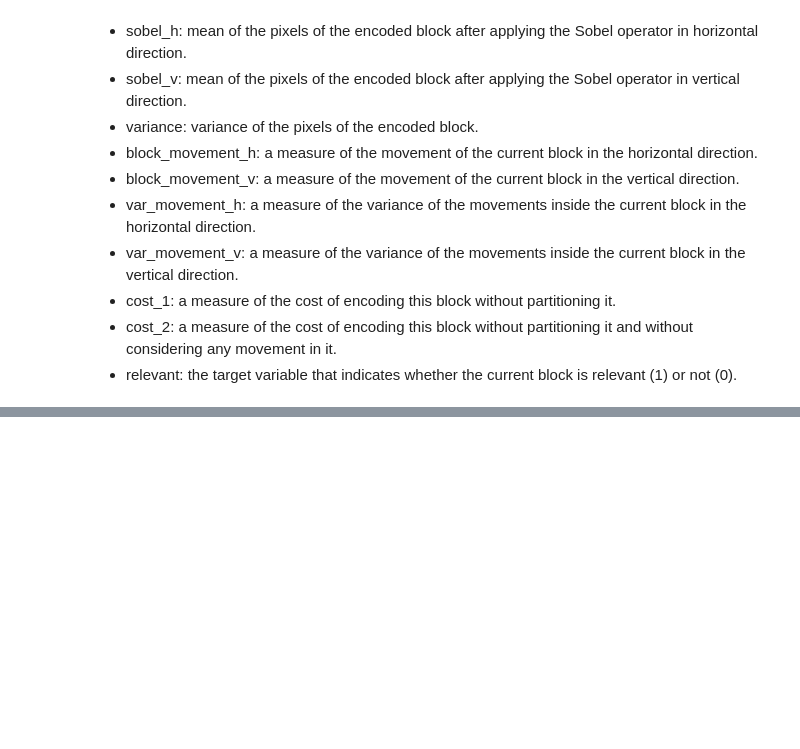
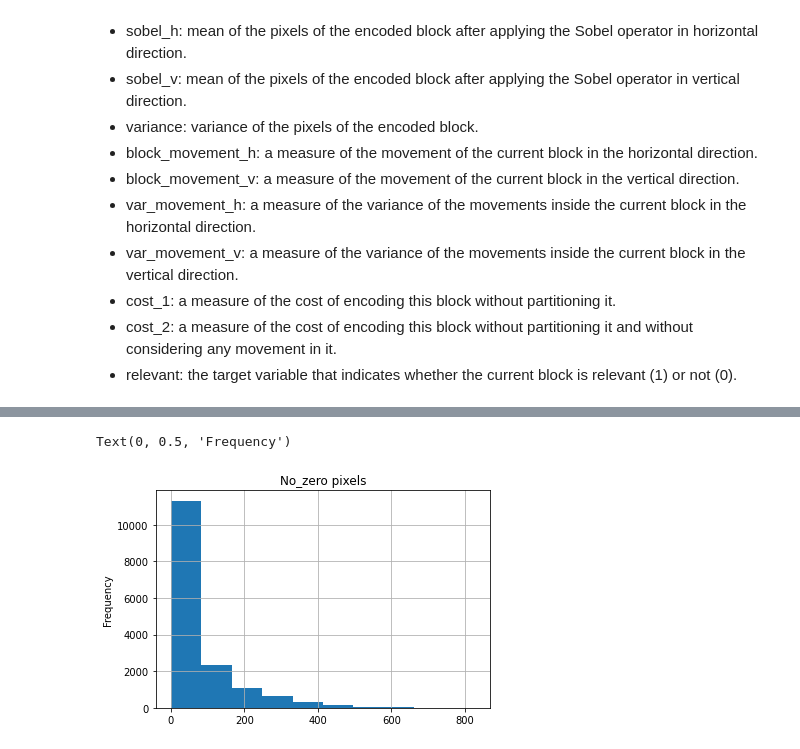
Before and after one commit to ostapkharysh/ColonoscopyDetection, a Jupyter notebook: DataDescription.ipynb, the cells around one changed output, grey strips where cells are left out. Drawn from its saved outputs; the diff is of its cells as text; code cells hidden in the pictures; blank space fills up the shorter version.

```diff
--- a/DataDescription.ipynb
+++ b/DataDescription.ipynb
@@ -41,0 +115,5 @@ considering any movement in it.
+# %%
+#Check variables relation
+
+cat = df.loc[:, df.nunique() < 200]
+cont = df.loc[:, df.nunique() >= 200]
@@ -41,0 +140,5 @@ considering any movement in it.
+# %%
+lst = cont.columns.tolist()
+lst.append('relevant')
+cont_rel = df[lst]
+cont_rel.groupby('relevant').mean()
@@ -41,0 +150,7 @@ considering any movement in it.
+# %%
+cont_rel.non_zero_pixels.hist()
+plt.title('No_zero pixels')
+plt.ylabel('Frequency')
+# %% [output]
+Text(0, 0.5, 'Frequency')
+[figure, added]
```
Also changed, not shown: parts of 19 cells of this notebook, 1 other file.
